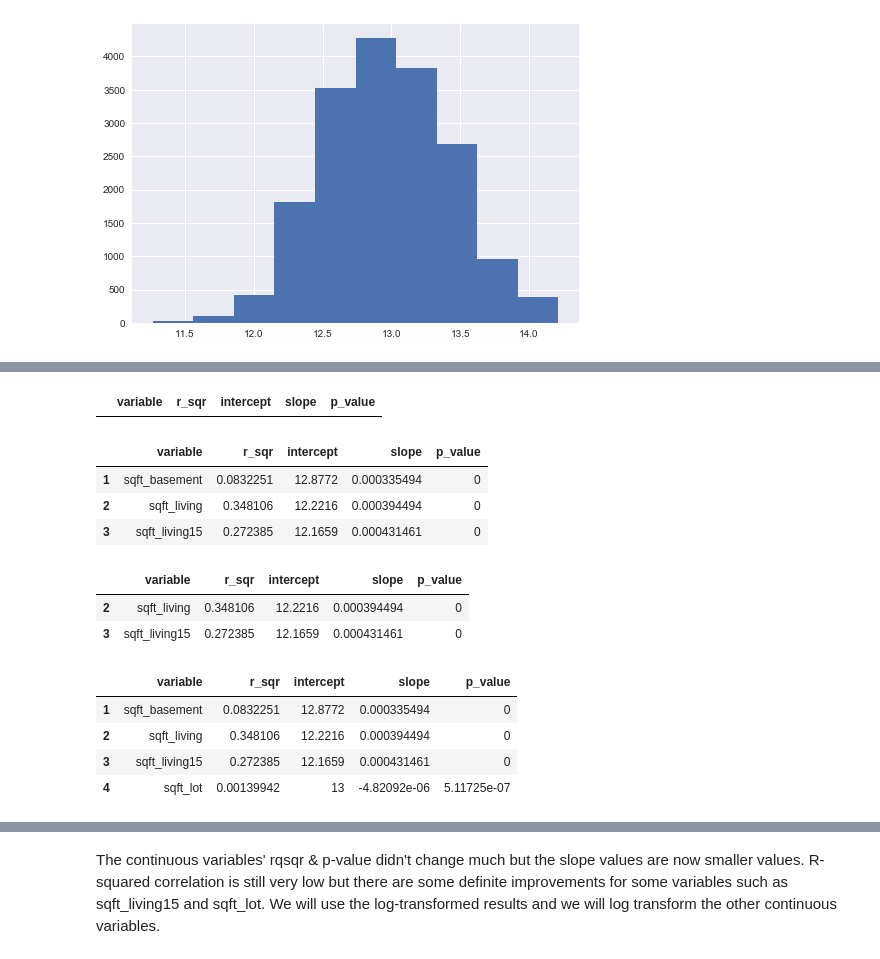
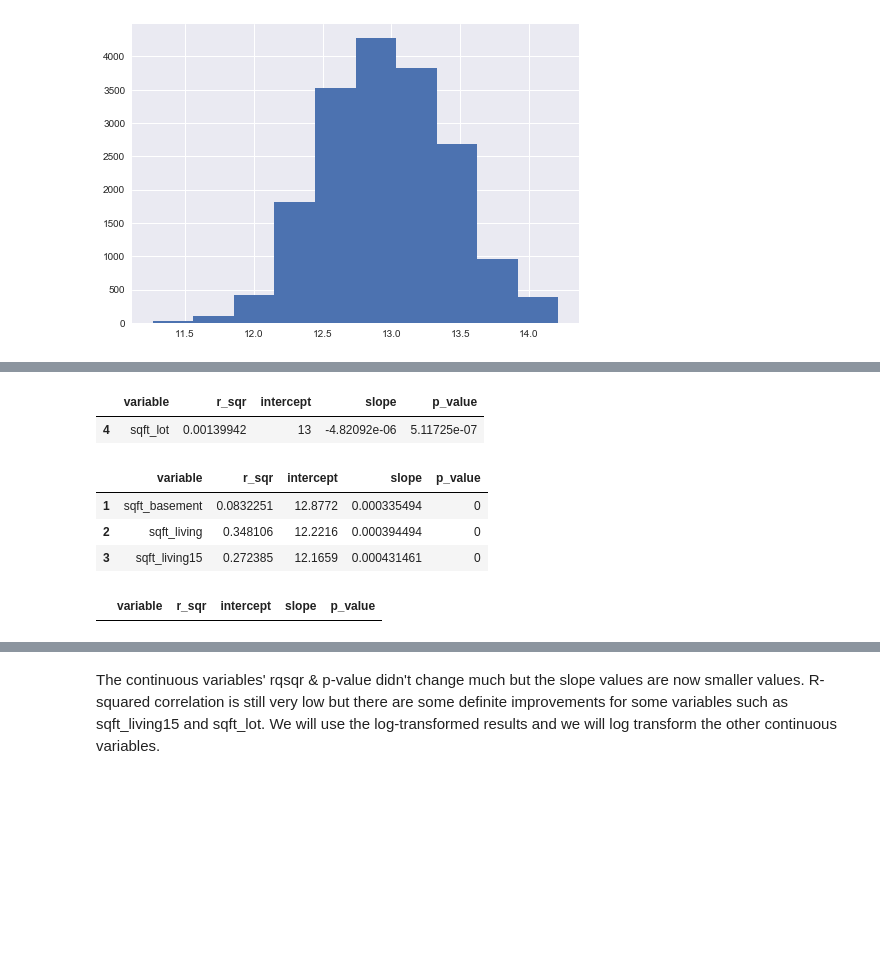
Before and after one commit to cpedrasa/dsc-1-final-project-online-ds-sp-000, a Jupyter notebook: student.ipynb, the cells around one changed output, grey strips where cells are left out. Cells and saved outputs as stored; diff of their text form; code cells hidden in the pictures; blank space fills up the shorter version.

```diff
--- a/student.ipynb
+++ b/student.ipynb
@@ -1502,27 +1502,20 @@ price~sqft_lot
 # %%
 resultsdf_log = pd.DataFrame(results_log)#.to_csv('results1_data.csv')
 
 newlog_header = resultsdf_log.iloc[0] #grab the first row for the header
 resultsdflog = resultsdf_log[1:] #take the data less the header row
 resultsdflog.columns = newlog_header #set the header row as the df header
-display(resultsdflog[resultsdflog.p_value > 0.05])
+display(resultsdflog[resultsdflog.r_sqr < 0.01])
 display(resultsdflog[resultsdflog.p_value == 0])
-display(resultsdflog[(resultsdflog.p_value < 0.05) & (resultsdflog.r_sqr > 0.1)])
-resultsdflog
+display(resultsdflog[(resultsdflog.p_value < -0.05) & (resultsdflog.p_value > 0.05)])
 # %% [output]
 |  | variable | r_sqr | intercept | slope | p_value |
+| 4 | sqft_lot | 0.00139942 | 13 | -4.82092e-06 | 5.11725e-07 |
 |  | variable | r_sqr | intercept | slope | p_value |
 | 1 | sqft_basement | 0.0832251 | 12.8772 | 0.000335494 | 0 |
 | 2 | sqft_living | 0.348106 | 12.2216 | 0.000394494 | 0 |
 | 3 | sqft_living15 | 0.272385 | 12.1659 | 0.000431461 | 0 |
 |  | variable | r_sqr | intercept | slope | p_value |
-| 2 | sqft_living | 0.348106 | 12.2216 | 0.000394494 | 0 |
-| 3 | sqft_living15 | 0.272385 | 12.1659 | 0.000431461 | 0 |
-|  | variable | r_sqr | intercept | slope | p_value |
-| 1 | sqft_basement | 0.0832251 | 12.8772 | 0.000335494 | 0 |
-| 2 | sqft_living | 0.348106 | 12.2216 | 0.000394494 | 0 |
-| 3 | sqft_living15 | 0.272385 | 12.1659 | 0.000431461 | 0 |
-| 4 | sqft_lot | 0.00139942 | 13 | -4.82092e-06 | 5.11725e-07 |
 # %%
 combresult = pd.concat([resultsdf, resultsdf_log], axis=1, sort=False)
 combresult.drop([0], axis=0, inplace=True)
```
Also changed, not shown: parts of 24 cells of this notebook, 1 other file.
